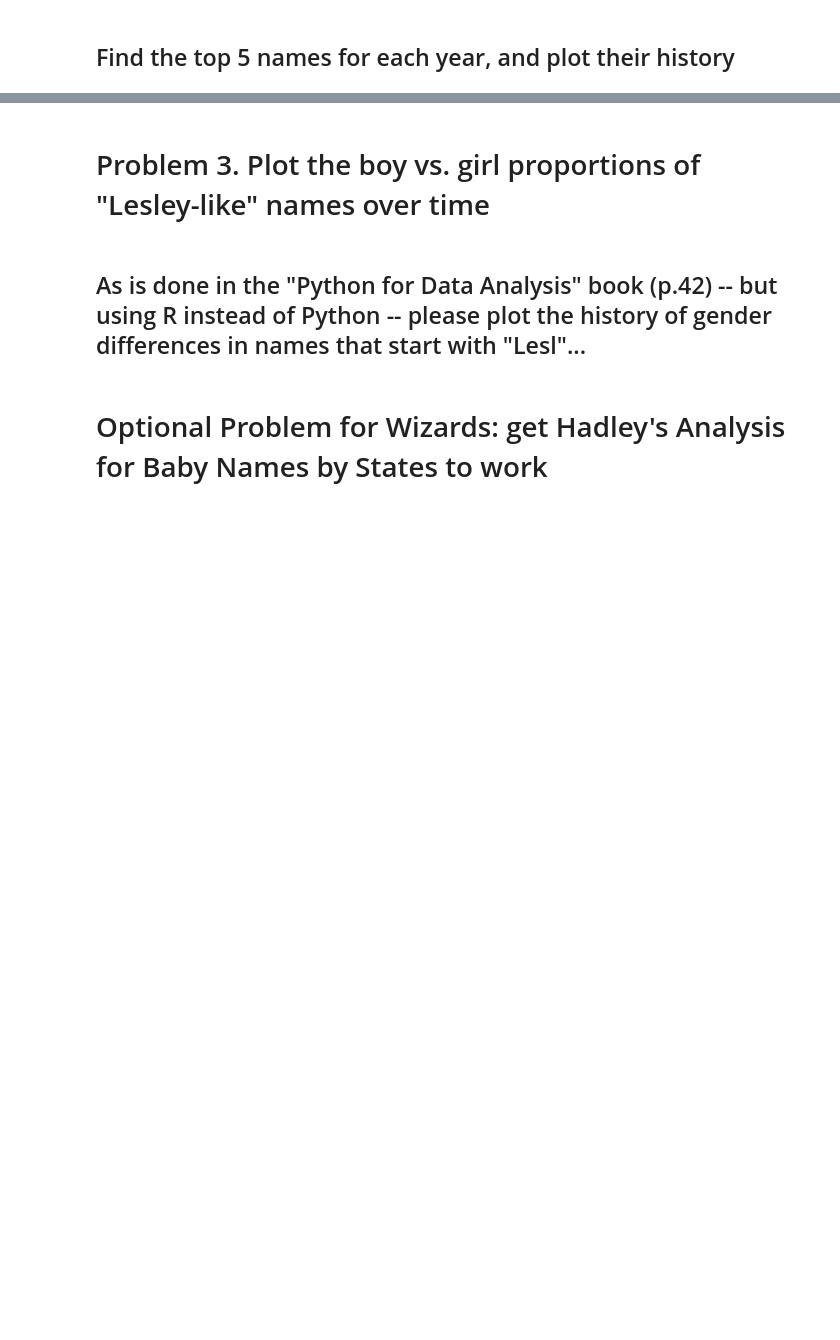
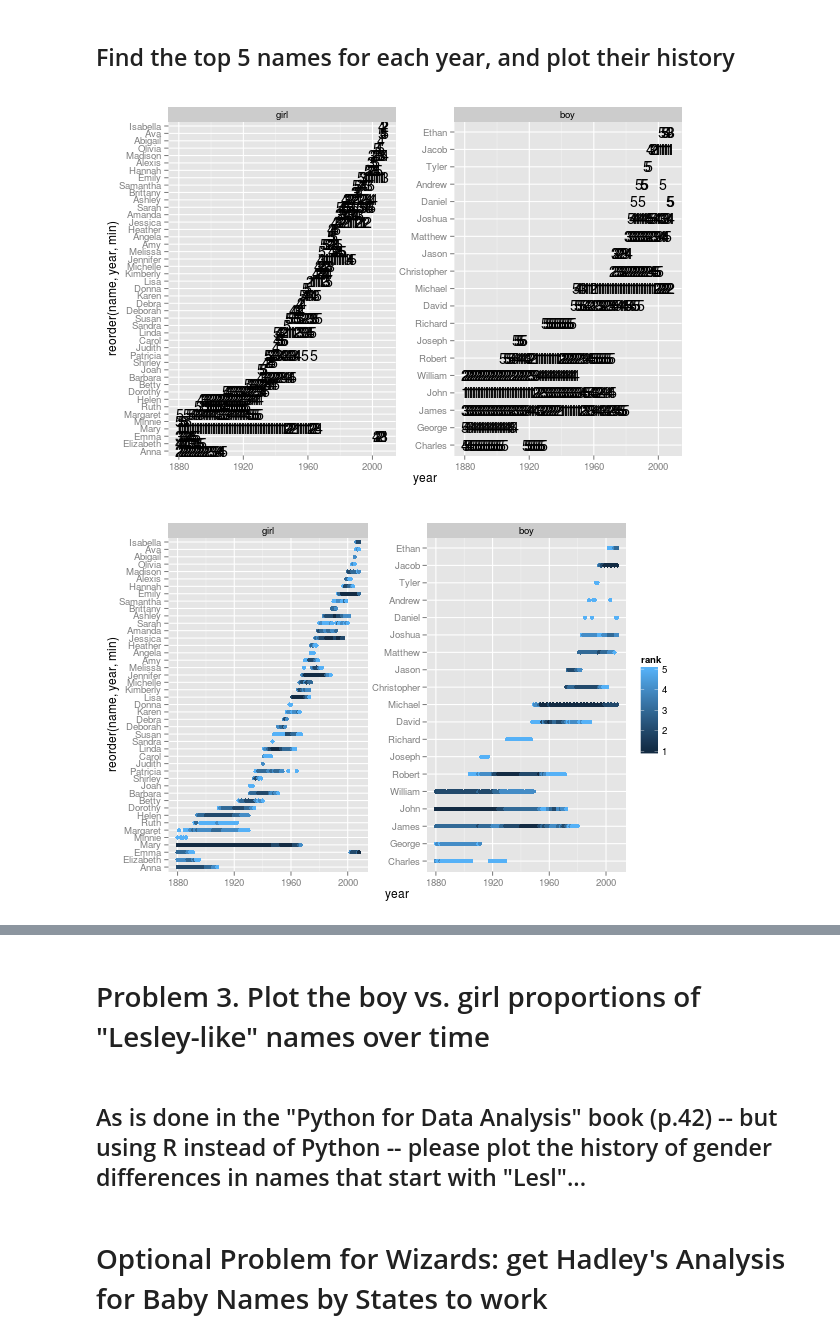
Before and after one commit to realmichaelzyy/cs249-2, a Jupyter notebook: hw2/MiniHW2.ipynb, the cells around one changed output, grey strips where cells are left out. Cells and saved outputs as stored; diff of their text form; code cells hidden in the pictures; blank space fills up the shorter version.

```diff
--- a/hw2/MiniHW2.ipynb
+++ b/hw2/MiniHW2.ipynb
@@ -417,15 +423,18 @@ print(qplot(year, abs(lratio), data = errors, group = name, geom = "line",
 # %%
 %%R -w 600 -h 400
 
 ranked <- ddply(bnames, .(sex, year), transform, rank = rank(-percent))
 
 top5 <- subset(ranked, rank <= 5)
 top5$name <- as.character(top5$name)
 
-qplot(year, reorder(name, year, min), data = top5, group = name, geom = "text", label = rank) + facet_wrap(~ sex, scales = "free_y")
+print(qplot(year, reorder(name, year, min), data = top5, group = name, geom = "text", label = rank) + facet_wrap(~ sex, scales = "free_y"))
 
-qplot(year, reorder(name, year, min), data = top5, group = name, colour = rank) + facet_wrap(~ sex, scales = "free_y")
+print(qplot(year, reorder(name, year, min), data = top5, group = name, colour = rank) + facet_wrap(~ sex, scales = "free_y"))
 
-qplot(year, percent, data = top5, group = name, colour = rank) +
+print(qplot(year, percent, data = top5, group = name, colour = rank) +
   facet_wrap(~ name) +
-  scale_x_continuous(breaks = c(1880, 1920, 1960, 2000))
+  scale_x_continuous(breaks = c(1880, 1920, 1960, 2000)))
+# %% [output]
+[figure, added]
+[figure, added]
```
Also changed, not shown: parts of 3 cells of this notebook.
